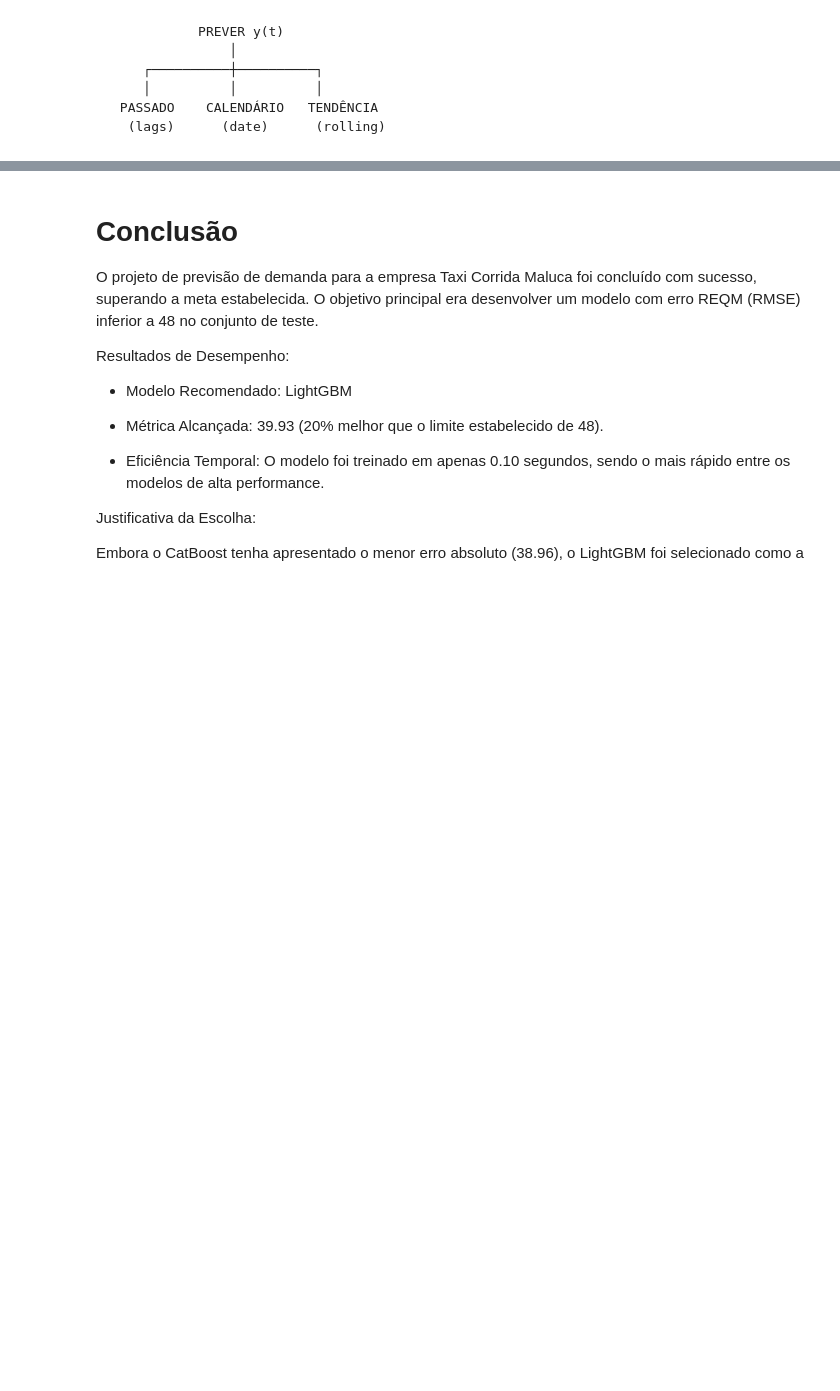
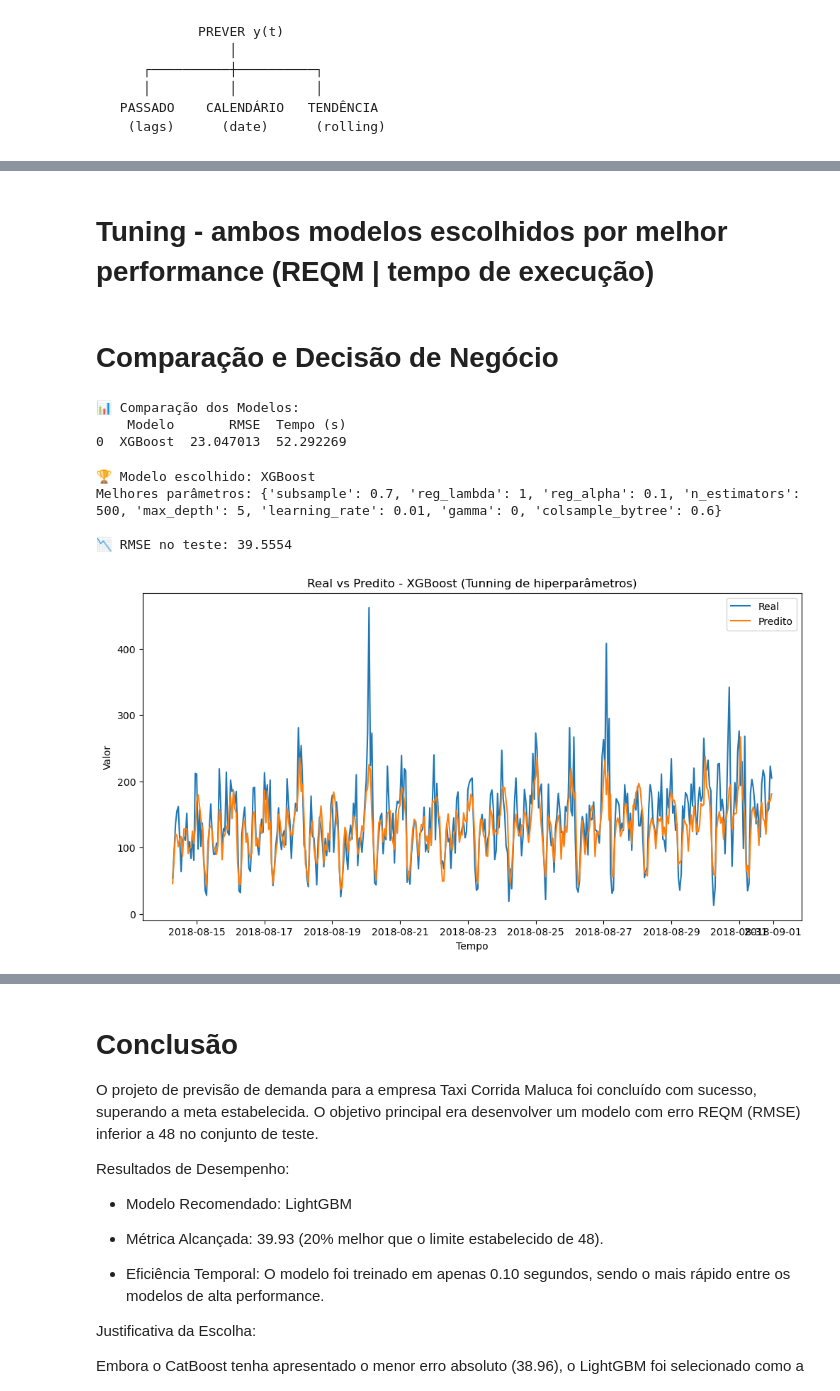
Before and after one commit to Angelaidt/Sprint-13-Empresa-de-Taxi, a Jupyter notebook: notebook_sprint_13.ipynb, the cells around one changed output, grey strips where cells are left out. Saved outputs shown, nothing was run; the diff lists cells and outputs as text; code cells hidden in the pictures; blank space fills up the shorter version.

```diff
--- a/notebook_sprint_13.ipynb
+++ b/notebook_sprint_13.ipynb
@@ -296,0 +304,2 @@ plot_specific_model("LightGBM", models, X_test, y_test)
+# %% [markdown]
+# Tuning  - ambos modelos escolhidos por melhor performance (REQM | tempo de execução)
@@ -296,0 +363,63 @@ plot_specific_model("LightGBM", models, X_test, y_test)
+# %% [markdown]
+# Comparação e Decisão de Negócio
+# %%
+# comparação
+df_resultados = pd.DataFrame([
+    {
+        'Modelo': r['nome'],
+        'RMSE': r['rmse'],
+        'Tempo (s)': r['tempo']
+    }
+    for r in resultados
+]).sort_values(by='RMSE')
+
+print("\n📊 Comparação dos Modelos:")
+print(df_resultados)
+# %% [output]
+📊 Comparação dos Modelos:
+    Modelo       RMSE  Tempo (s)
+0  XGBoost  23.047013  52.292269
+# %%
+modelo_escolhido = "XGBoost"
+
+melhor = [r for r in resultados if r['nome'] == modelo_escolhido][0]
+
+print(f"\n🏆 Modelo escolhido: {melhor['nome']}")
+print("Melhores parâmetros:", melhor['params'])
+
+
+# TREINO FINAL
+modelo_final = melhor['modelo']
+modelo_final.fit(X_train, y_train)
+
+# PREDIÇÃO
+y_pred = modelo_final.predict(X_test)
+
+# MÉTRICA FINAL
+rmse_test = np.sqrt(np.mean((y_test - y_pred) ** 2))
+print(f"\n📉 RMSE no teste: {rmse_test:.4f}")
+# %% [output]
+🏆 Modelo escolhido: XGBoost
+Melhores parâmetros: {'subsample': 0.7, 'reg_lambda': 1, 'reg_alpha': 0.1, 'n_estimators': 500, 'max_depth': 5, 'learning_rate': 0.01, 'gamma': 0, 'colsample_bytree': 0.6}
+
+📉 RMSE no teste: 39.5554
+# %%
+# PLOT
+
+plt.figure(figsize=(12, 6))
+
+if hasattr(y_test, "index"):
+    plt.plot(y_test.index, y_test, label='Real')
+    plt.plot(y_test.index, y_pred, label='Predito')
+else:
+    plt.plot(y_test, label='Real')
+    plt.plot(y_pred, label='Predito')
+
+plt.title("Real vs Predito - XGBoost (Tunning de hiperparâmetros)")
+plt.xlabel("Tempo")
+plt.ylabel("Valor")
+plt.legend()
+
+plt.show()
+# %% [output]
+[figure, added]
```
Also changed, not shown: parts of 12 cells of this notebook.
